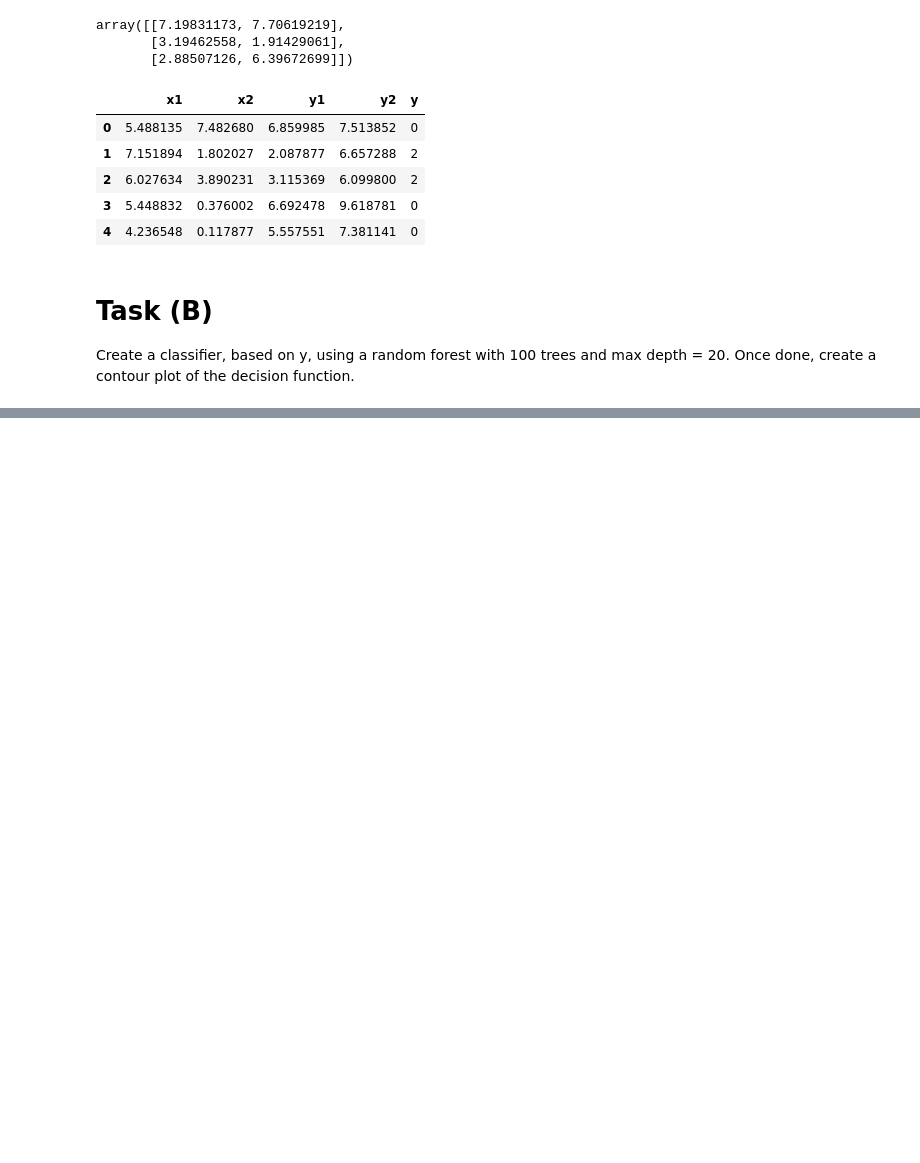
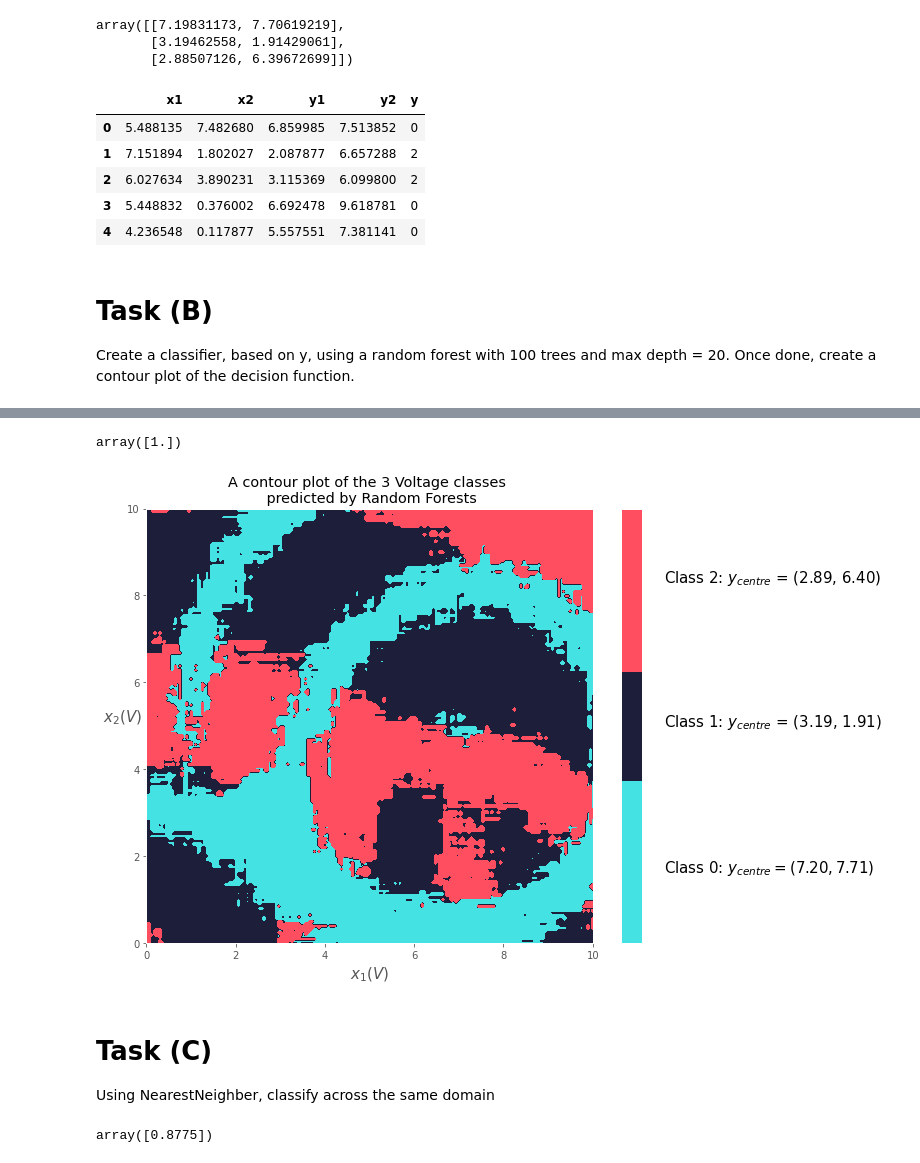
Before and after one commit to namiyousef/Intro_to_ML, a Jupyter notebook: Extra_Work/Tutorial9_Submission.ipynb, the cells around one changed output, grey strips where cells are left out. Drawn from its saved outputs; the diff is of its cells as text; code cells hidden in the pictures; blank space fills up the shorter version.

Commit message:
completed Tasks (B), (C) and started (D)

```diff
--- a/Extra_Work/Tutorial9_Submission.ipynb
+++ b/Extra_Work/Tutorial9_Submission.ipynb
@@ -103,0 +121,62 @@ Create a classifier, based on y, using a random forest with 100 trees and max de
+# %%
+lines, Xgrid, axes = gridspacer([0,10,200],[0,10,200])
+
+#classes = rf.predict(Xgrid)
+p = rf.predict(Xgrid)
+
+p = reshape_by_component(p, *axes)
+
+# verify
+
+classes = rf.predict(X)
+(classes == y).sum()/classes.shape
+# %% [output]
+array([1.])
+# %%
+fig, ax = plt.subplots(figsize = (10,8))
+
+cMap = ListedColormap([ '#45e2e4','#1d1e3a','#ff4e60'])
+
+plt.contourf(*axes, p, cmap = cMap)
+plt.title('A contour plot of the 3 Voltage classes \n predicted by Random Forests')
+plt.xlabel('$x_1 (V)$',fontsize = 15)
+plt.ylabel('$x_2 (V)$', fontsize = 15, rotation = 360)
+#discrete color scheme
+"""
+#data
+np.random.seed(42)
+data = np.random.rand(4, 4)
+fig, ax = plt.subplots()
+heatmap = ax.pcolor(data, cmap=cMap)"""
+
+#legend
+cbar = plt.colorbar()
+
+cbar.ax.get_yaxis().set_ticks([])
+cbar.ax.text(4, 0.33,'Class 0:$\,\,y_{centre} = (7.20, 7.71)$', fontsize = 15)
+cbar.ax.text(4, 1,'Class 1:$\,\,y_{centre}$ = (3.19, 1.91)', fontsize = 15)
+cbar.ax.text(4, 1.66,'Class 2:$\,\,y_{centre}$ = (2.89, 6.40)', fontsize = 15)
+
+
+
+
+
+plt.show()
+# %% [output]
+[figure, added]
+# %% [markdown]
+# Task (C)
+
+Using NearestNeighber, classify across the same domain
+# %%
+nbrs = KNeighborsClassifier(n_neighbors=3)
+nbrs.fit(X, y)
+
+p = nbrs.predict(Xgrid)
+
+p = reshape_by_component(p, *axes)
+
+classes = nbrs.predict(X)
+(classes == y).sum()/classes.shape
+# %% [output]
+array([0.8775])
```
Also changed, not shown: parts of 6 cells of this notebook.
